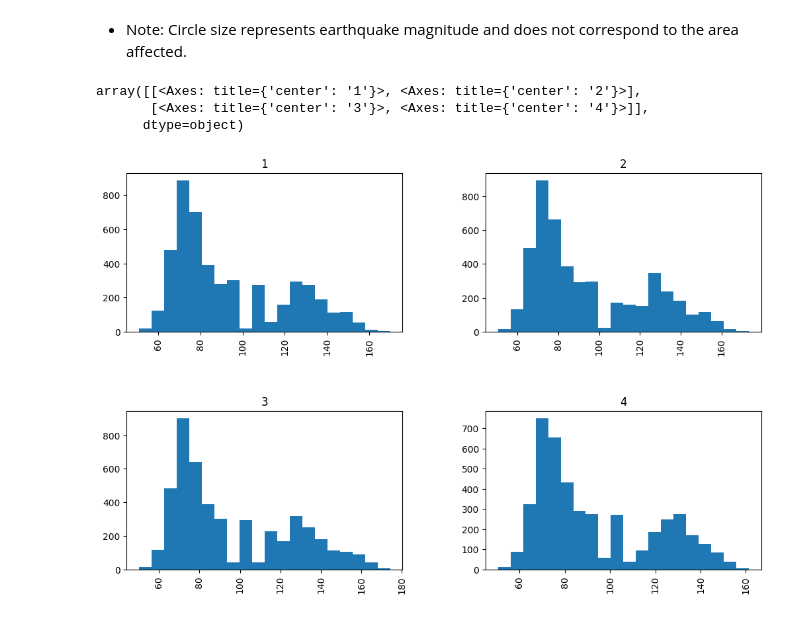
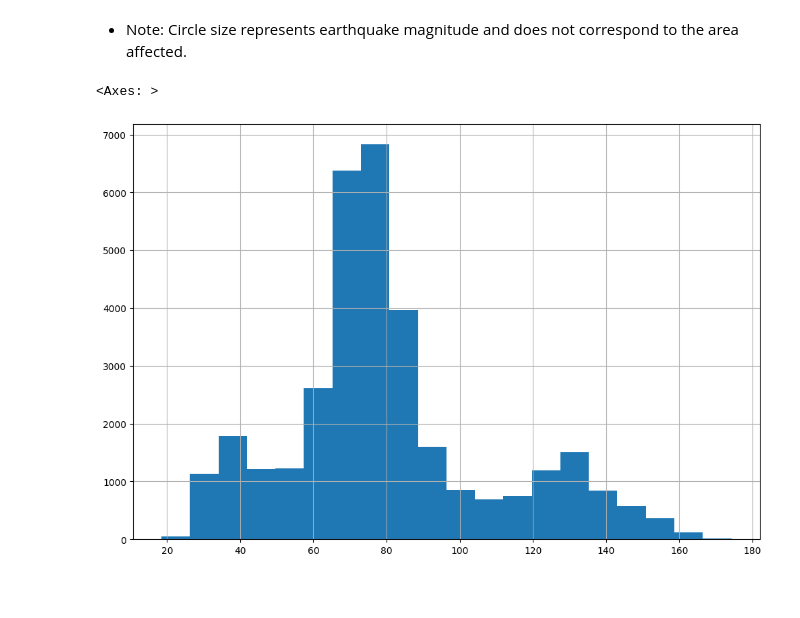
Before and after one commit to TayyipAltan/house_price_causality, a Jupyter notebook: notebooks/analysis.ipynb, the cells around one changed output. Saved outputs shown, nothing was run; the diff lists cells and outputs as text; code cells hidden in the pictures; blank space fills up the shorter version.

```diff
--- a/analysis.ipynb
+++ b/notebooks/analysis.ipynb
@@ -27,0 +98,3 @@ L = Location characteristics (fault zones)
+# %%
+joined = joined[joined['jaar__gemeente'] == joined['jaar__provincie']]
+joined.info()
@@ -28,6 +158,6 @@ L = Location characteristics (fault zones)
 # %%
-gdf_gemeenten = concatenate_cbs_gebieden(list(range(1995, 2026)), "gemeente_gegeneraliseerd")
-gdf_provincies = concatenate_cbs_gebieden(list(range(1995, 2026)), "provincie_gegeneraliseerd")
+gdf_gemeenten = concatenate_cbs_areas(list(range(1995, 2026)), "gemeente_gegeneraliseerd")
+gdf_provincies = concatenate_cbs_areas(list(range(1995, 2026)), "provincie_gegeneraliseerd")
 
 gdf_joined = join_gemeente_with_provincie(gdf_gemeenten, gdf_provincies)
 
@@ -39,6 +169,18 @@ gdf_joined['provincie'] = gdf_joined['provincie'].replace({'Fryslân': 'Frieslan
 
 df_prijsindex = read_prijsindex_data()
 gdf_area_prijs = gdf_joined.merge(df_prijsindex, on=['gemeente', 'jaar'], how='inner')
+gdf_area_prijs['future_risk'] = np.where(gdf_area_prijs['provincie'] == 'Groningen', 1, 0)
+
 gdf_aardbevingen = transform_aardbevingen_data(filter_aardbevingen_data(read_aardbevingen_data()))
 # %% [output]
 Warning: Some gemeenten in year 2013 could not be matched to a provincie.
+# %%
+gdf_area_prijs['kwartaal'] = gdf_area_prijs['kwartaal'].astype(int)
+# %%
+gdf_area_prijs['date'] = pd.PeriodIndex(
+    year = gdf_area_prijs['jaar'],
+    quarter = gdf_area_prijs['kwartaal'],
+    freq = 'Q'
+).to_timestamp(how = 'end')
+
+gdf_area_prijs
@@ -107,12 +278,10 @@ ax.set_axis_off()
 # %% [markdown]
 * Note: Circle size represents earthquake magnitude and does not correspond to the area affected.
 # %%
-gdf_area_prijs['price_index'].hist(by=gdf_area_prijs['kwartaal'], bins=20, figsize=(12, 8))
+gdf_area_prijs['price_index'].hist( bins=20, figsize=(12, 8))
 # %% [output]
-array([[<Axes: title={'center': '1'}>, <Axes: title={'center': '2'}>],
-       [<Axes: title={'center': '3'}>, <Axes: title={'center': '4'}>]],
-      dtype=object)
+<Axes: >
-[figure, old version]
+[figure, new version]
 # %% [markdown]
 ## Analysis Methods
 
```
Also changed, not shown: parts of 20 cells of this notebook, 7 other files.
